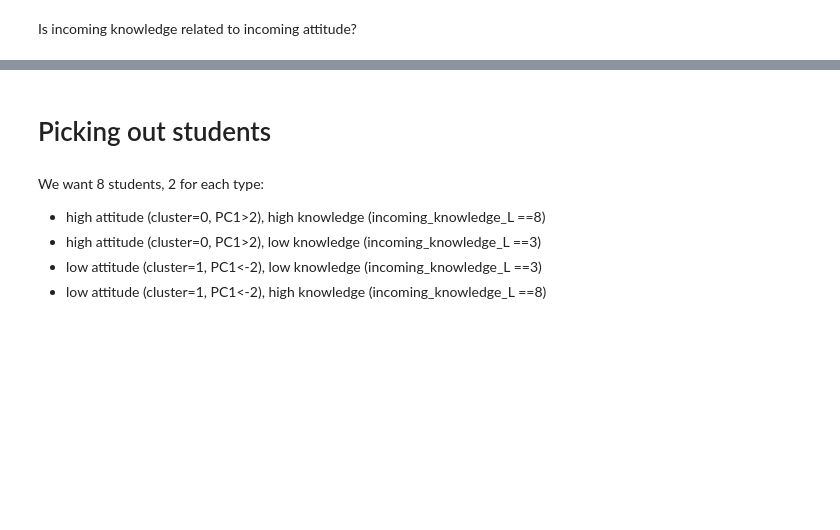
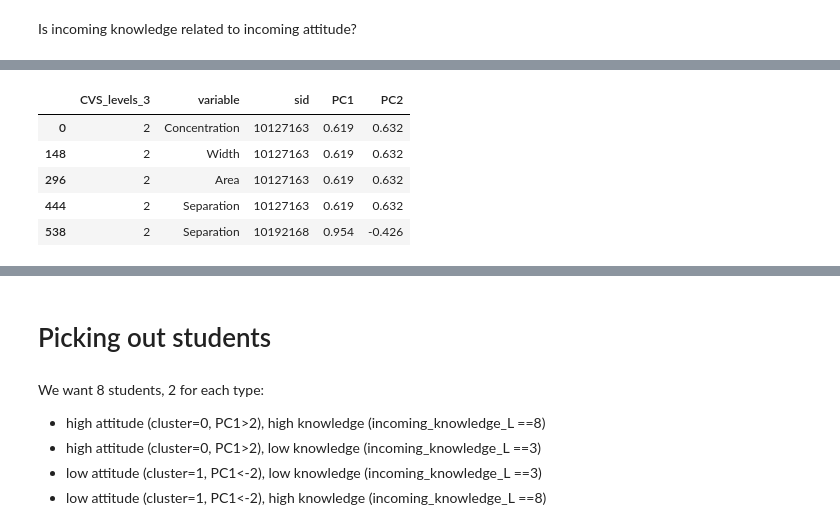
Before and after one commit to jmassall/inquiry_virtualLabs_study, a Jupyter notebook: analysis/incoming_attributes_analysis.ipynb, the cells around one changed output, grey strips where cells are left out. Drawn from its saved outputs; the diff is of its cells as text; code cells hidden in the pictures; blank space fills up the shorter version.

```diff
--- a/analysis/incoming_attributes_analysis.ipynb
+++ b/analysis/incoming_attributes_analysis.ipynb
@@ -336,0 +388,11 @@ plt.legend()
+# %%
+cvs_data_with_pc = cvs_data.merge(data[['PC1','PC2','sid']], how='left',on='sid')
+# cvs_data_with_pc.reset_index(inplace=True)
+cvs_data_with_pc.sort_values(by='sid').head()
+# %% [output]
+|  | CVS_levels_3 | variable | sid | PC1 | PC2 |
+| 0 | 2 | Concentration | 10127163 | 0.619 | 0.632 |
+| 148 | 2 | Width | 10127163 | 0.619 | 0.632 |
+| 296 | 2 | Area | 10127163 | 0.619 | 0.632 |
+| 444 | 2 | Separation | 10127163 | 0.619 | 0.632 |
+| 538 | 2 | Separation | 10192168 | 0.954 | -0.426 |
```
Also changed, not shown: parts of 16 cells of this notebook.
